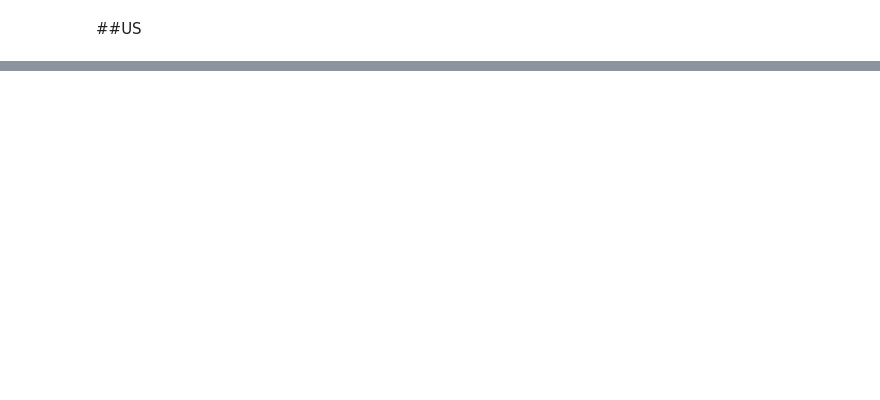
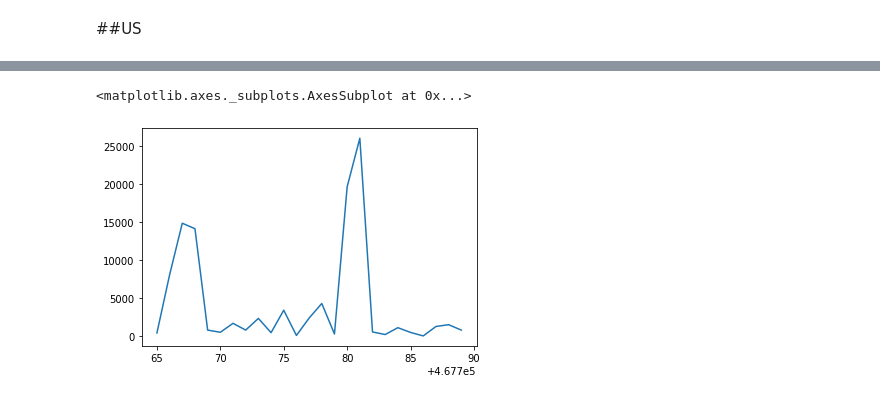
Before and after one commit to JoshuaHaga/Covid_19_sprint_1_buildwk, a Jupyter notebook: Covid_19_analysis.ipynb, the cells around one changed output, grey strips where cells are left out. Drawn from its saved outputs; the diff is of its cells as text; code cells hidden in the pictures; blank space fills up the shorter version.

```diff
--- a/Covid_19_analysis.ipynb
+++ b/Covid_19_analysis.ipynb
@@ -653,0 +619,5 @@ us.head()
+# %%
+md_counties_latest['cases'].plot()
+# %% [output]
+<matplotlib.axes._subplots.AxesSubplot at 0x...>
+[figure, added]
```
Also changed, not shown: parts of 30 cells of this notebook.
